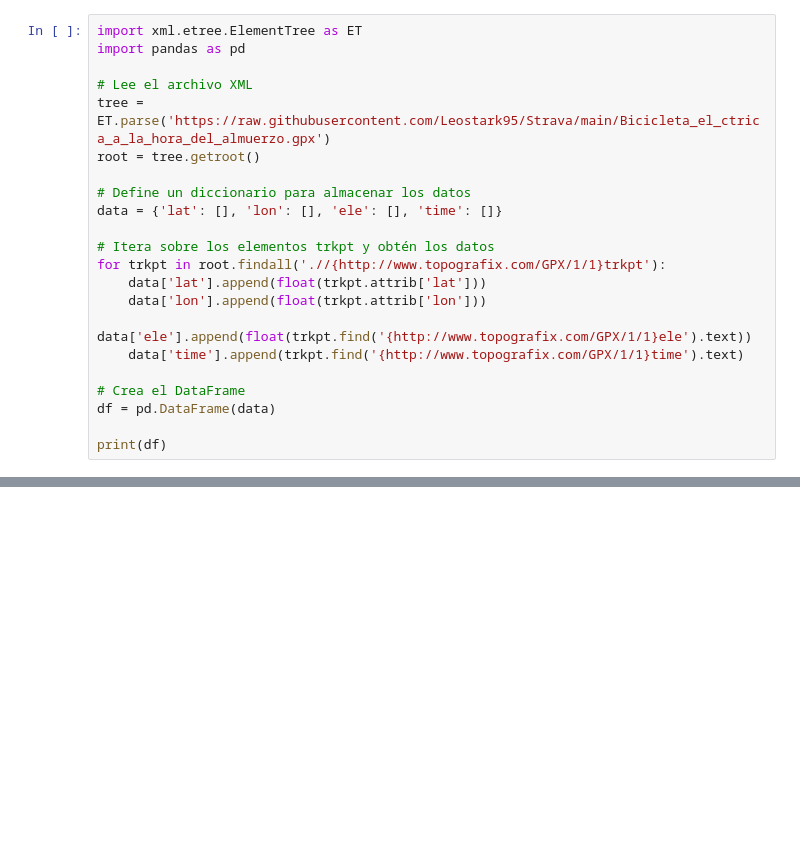
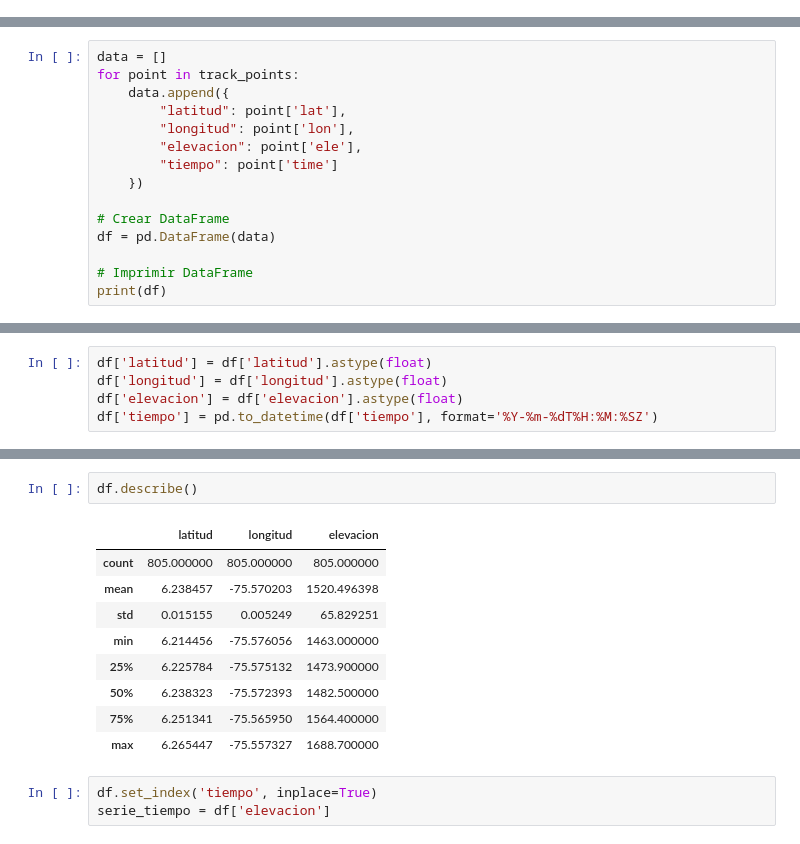
Before and after one commit to Leostark95/Proyecto_MOPRECE, a Jupyter notebook: Strava.ipynb, the cells around one changed output, grey strips where cells are left out. Saved outputs shown, nothing was run; the diff lists cells and outputs as text; blank space fills up the shorter version.

```diff
--- a/Strava.ipynb
+++ b/Strava.ipynb
@@ -1,22 +0,0 @@
-# %%
-import xml.etree.ElementTree as ET
-import pandas as pd
-
-# Lee el archivo XML
-tree = ET.parse('https://raw.githubusercontent.com/Leostark95/Strava/main/Bicicleta_el_ctrica_a_la_hora_del_almuerzo.gpx')
-root = tree.getroot()
-
-# Define un diccionario para almacenar los datos
-data = {'lat': [], 'lon': [], 'ele': [], 'time': []}
-
-# Itera sobre los elementos trkpt y obtén los datos
-for trkpt in root.findall('.//{http://www.topografix.com/GPX/1/1}trkpt'):
-    data['lat'].append(float(trkpt.attrib['lat']))
-    data['lon'].append(float(trkpt.attrib['lon']))
-    data['ele'].append(float(trkpt.find('{http://www.topografix.com/GPX/1/1}ele').text))
-    data['time'].append(trkpt.find('{http://www.topografix.com/GPX/1/1}time').text)
-
-# Crea el DataFrame
-df = pd.DataFrame(data)
-
-print(df)
@@ -24,0 +70,15 @@ OSError: [Errno 22] Invalid argument: 'https://raw.githubusercontent.com/Leostar
+# %%
+data = []
+for point in track_points:
+    data.append({
+        "latitud": point['lat'],
+        "longitud": point['lon'],
+        "elevacion": point['ele'],
+        "tiempo": point['time']
+    })
+
+# Crear DataFrame
+df = pd.DataFrame(data)
+
+# Imprimir DataFrame
+print(df)
@@ -24,0 +104,5 @@ OSError: [Errno 22] Invalid argument: 'https://raw.githubusercontent.com/Leostar
+# %%
+df['latitud'] = df['latitud'].astype(float)
+df['longitud'] = df['longitud'].astype(float)
+df['elevacion'] = df['elevacion'].astype(float)
+df['tiempo'] = pd.to_datetime(df['tiempo'], format='%Y-%m-%dT%H:%M:%SZ')
@@ -24,0 +123,15 @@ OSError: [Errno 22] Invalid argument: 'https://raw.githubusercontent.com/Leostar
+# %%
+df.describe()
+# %% [output]
+|  | latitud | longitud | elevacion |
+| count | 805.000000 | 805.000000 | 805.000000 |
+| mean | 6.238457 | -75.570203 | 1520.496398 |
+| std | 0.015155 | 0.005249 | 65.829251 |
+| min | 6.214456 | -75.576056 | 1463.000000 |
+| 25% | 6.225784 | -75.575132 | 1473.900000 |
+| 50% | 6.238323 | -75.572393 | 1482.500000 |
+| 75% | 6.251341 | -75.565950 | 1564.400000 |
+| max | 6.265447 | -75.557327 | 1688.700000 |
+# %%
+df.set_index('tiempo', inplace=True)
+serie_tiempo = df['elevacion']
```
Also changed, not shown: parts of 13 cells of this notebook, 2 other files.
